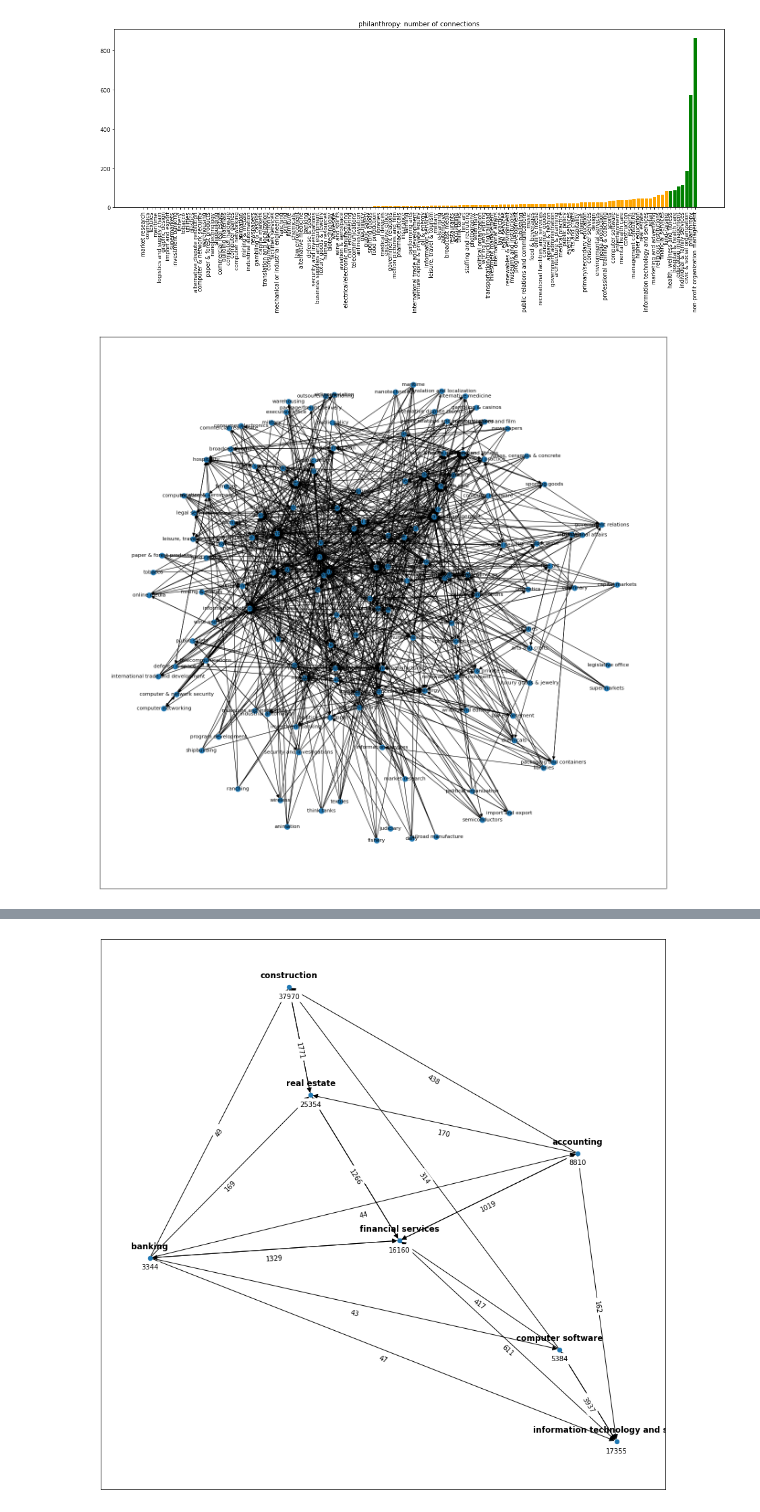
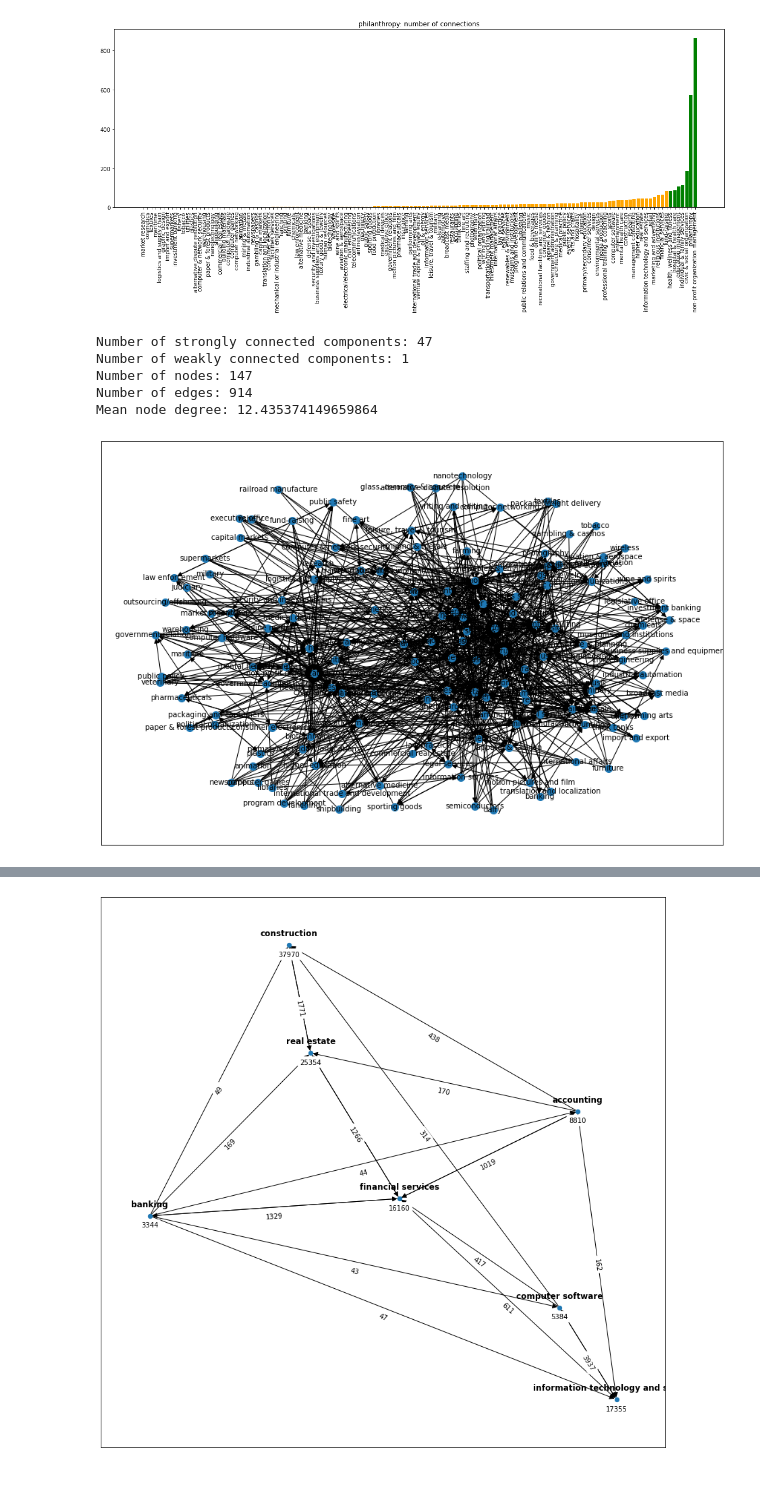
Before and after one commit to snirlugassy/data-science-lab-project, a Jupyter notebook: industry_graph.ipynb, the cells around one changed output, grey strips where cells are left out. Cells and saved outputs as stored; diff of their text form; code cells hidden in the pictures; blank space fills up the shorter version.

```diff
--- a/industry_graph.ipynb
+++ b/industry_graph.ipynb
@@ -151,7 +150,7 @@ plt.show()
 # %% [output]
 [figure]
 # %%
-n = 'medical devices'
+n = 'medical practice'
 w = []
 for neighbor in graph[n]:
     w.append((neighbor, graph[n][neighbor]['weight']))
@@ -236,10 +236,31 @@ for u in graph:
+# %%
+num_strongly_connected_components = nx.number_strongly_connected_components(industry_diagraph)
+print('Number of strongly connected components:', num_strongly_connected_components)
+
+num_weakly_connected_components = nx.number_weakly_connected_components(industry_diagraph)
+print('Number of weakly connected components:', num_weakly_connected_components)
+
+num_nodes = industry_diagraph.number_of_nodes()
+print('Number of nodes:', num_nodes)
+
+num_edges = industry_diagraph.number_of_edges()
+print('Number of edges:', num_edges)
+
+mean_degree = np.mean([d for n,d in industry_diagraph.degree()])
+print('Mean node degree:', mean_degree)
+# %% [output]
+Number of strongly connected components: 47
+Number of weakly connected components: 1
+Number of nodes: 147
+Number of edges: 914
+Mean node degree: 12.435374149659864
 # %%
-plt.figure(figsize=(20,20), dpi=80)
+plt.figure(figsize=(15,10))
 pos = nx.spring_layout(industry_diagraph, k=5)
 nx.draw_networkx(industry_diagraph, pos=pos, node_size=100, font_size=10, arrowsize=13)
 plt.savefig('diagraph.png')
 # %% [output]
-[figure, old version]
+[figure, new version]
 # %%
 subgraph_nodes = []
 subgraph_nodes.extend(industry_diagraph.neighbors('computer software'))
```
Also changed, not shown: parts of 9 cells of this notebook, 19 other files.
